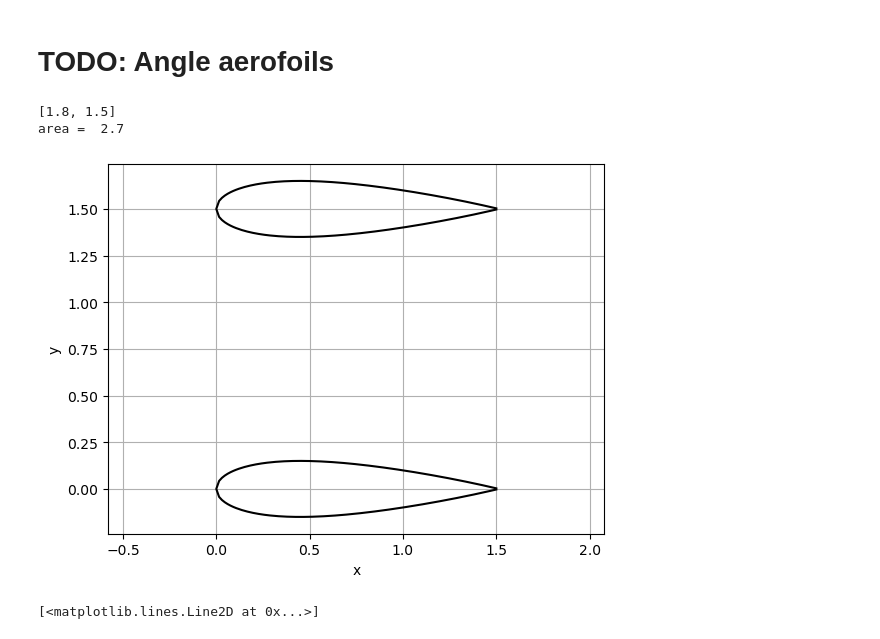
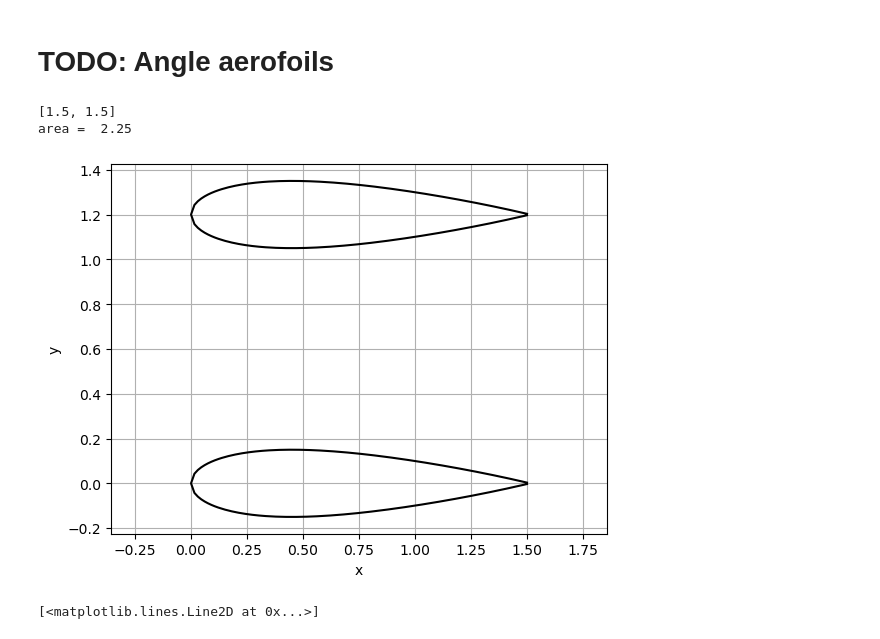
Before and after one commit to pilipb/DP5-code, a Jupyter notebook: testing_foil.ipynb, the cells around one changed output. Drawn from its saved outputs; the diff is of its cells as text; code cells hidden in the pictures.

```diff
--- a/testing_foil.ipynb
+++ b/testing_foil.ipynb
@@ -8,7 +8,7 @@ from matplotlib import pyplot as plt
 # size limit = 1.54 x 1.51m as its Hilux
 
 foil_width = 0.3
-turbine_width = 1.2 + foil_width
+turbine_width = 1.2
 
 turbine_length = 1.5
 t_c = 0.2
@@ -16,36 +16,36 @@ alphas = [0,0]
 # alphas = [10,-10]
 
 # Create a custom aerofoil
 # x,y = custom_foil(foil_width, t_c,alpha=alphas[0], side='left')
 # x2,y2 = custom_foil(foil_width, t_c,alpha=alphas[1], side='right')
 
 # Create a NACA 0012 aerofoil
 x,y = naca_foil(foil_width, alpha=alphas[0])
 x2,y2 = naca_foil(foil_width, alpha=alphas[1])
 
 # NB: to create a nozzle use any of the above functions and set the foil width to 0.01
 
 # create an asym foil
 # x,y = naca_one_side(foil_width,side='left', alpha=alphas[0])
 # x2,y2 = naca_one_side(foil_width,side='right', alpha = alphas[1])
 tru_size = [turbine_width + foil_width, turbine_length]
 print(tru_size)
 print('area = ', tru_size[0]*tru_size[1])
 # scale the aerofoil length
 x = x * turbine_length
 x2 = x2 * turbine_length
 
 # Plot the aerofoil
 plt.plot(x,y,'k-')
 plt.plot(x2,y2 + turbine_width,'k-')
 plt.axis('equal')
 plt.xlabel('x')
 plt.ylabel('y')
 plt.grid()
 # %% [output]
-[1.8, 1.5]
-area =  2.7
+[1.5, 1.5]
+area =  2.25
-[figure, old version]
+[figure, new version]
 # %%
 import numpy as np
 
```
Also changed, not shown: parts of 4 cells of this notebook.
